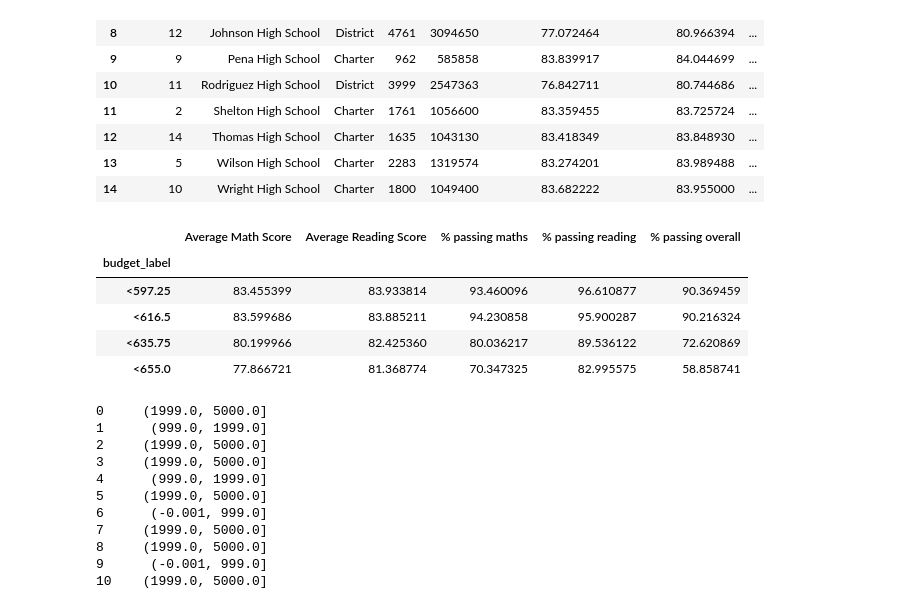
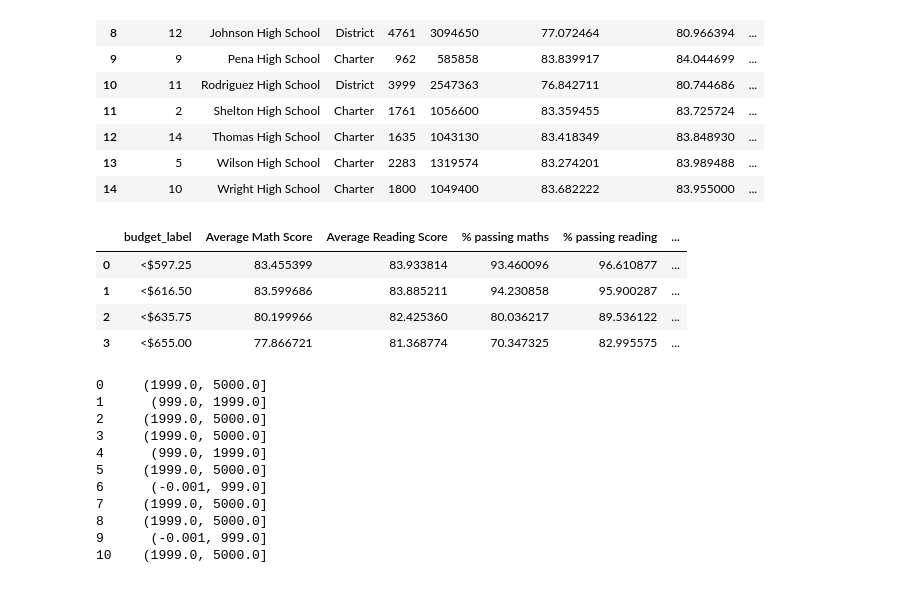
Before and after one commit to mayooks/pandas-challenge, a Jupyter notebook: PyCitySchools/Pandas_homework PyCitySchools.ipynb, the cells around one changed output. Saved outputs shown, nothing was run; the diff lists cells and outputs as text; code cells hidden in the pictures.

Commit message:
Added a cleaner table at the end

```diff
--- a/PyCitySchools/Pandas_homework PyCitySchools.ipynb
+++ b/PyCitySchools/Pandas_homework PyCitySchools.ipynb
@@ -1092,7 +1062,7 @@ Name: per student budget, dtype: category
 Categories (4, object): ['<597.25' < '< 616.5' < '<635.75' < '<655.0']
 # %%
 school_summarydf['budget_label'] = pd.cut(school_summarydf['per student budget'], 4, include_lowest = True,
-                                          labels = ['<597.25', '<616.5', '<635.75', '<655.0'])
+                                          labels = ['<$597.25', '<$616.50', '<$635.75', '<$655.00'])
 # %%
 school_summarydf.head(15)
 # %% [output]
@@ -1113,15 +1083,14 @@ school_summarydf.head(15)
 | 13 | 5 | Wilson High School | Charter | 2283 | 1319574 | 83.274201 | 83.989488 | ... |
 | 14 | 10 | Wright High School | Charter | 1800 | 1049400 | 83.682222 | 83.955000 | ... |
 # %%
-school_summarydf.groupby(['budget_label'])['Average Math Score','Average Reading Score',
+school_summarydf.groupby(['budget_label'], as_index = False)['Average Math Score','Average Reading Score',
                                            '% passing maths','% passing reading', '% passing overall'].mean()
 # %% [output]
-|  | Average Math Score | Average Reading Score | % passing maths | % passing reading | % passing overall |
-| budget_label |  |  |  |  |  |
-| <597.25 | 83.455399 | 83.933814 | 93.460096 | 96.610877 | 90.369459 |
-| <616.5 | 83.599686 | 83.885211 | 94.230858 | 95.900287 | 90.216324 |
-| <635.75 | 80.199966 | 82.425360 | 80.036217 | 89.536122 | 72.620869 |
-| <655.0 | 77.866721 | 81.368774 | 70.347325 | 82.995575 | 58.858741 |
+|  | budget_label | Average Math Score | Average Reading Score | % passing maths | % passing reading | ... |
+| 0 | <$597.25 | 83.455399 | 83.933814 | 93.460096 | 96.610877 | ... |
+| 1 | <$616.50 | 83.599686 | 83.885211 | 94.230858 | 95.900287 | ... |
+| 2 | <$635.75 | 80.199966 | 82.425360 | 80.036217 | 89.536122 | ... |
+| 3 | <$655.00 | 77.866721 | 81.368774 | 70.347325 | 82.995575 | ... |
 # %%
 pd.cut(school_summarydf['size'], bins = [0, 999, 1999, 5000], include_lowest = True)
 # %% [output]
```
Also changed, not shown: parts of 11 cells of this notebook, 1 other file.
